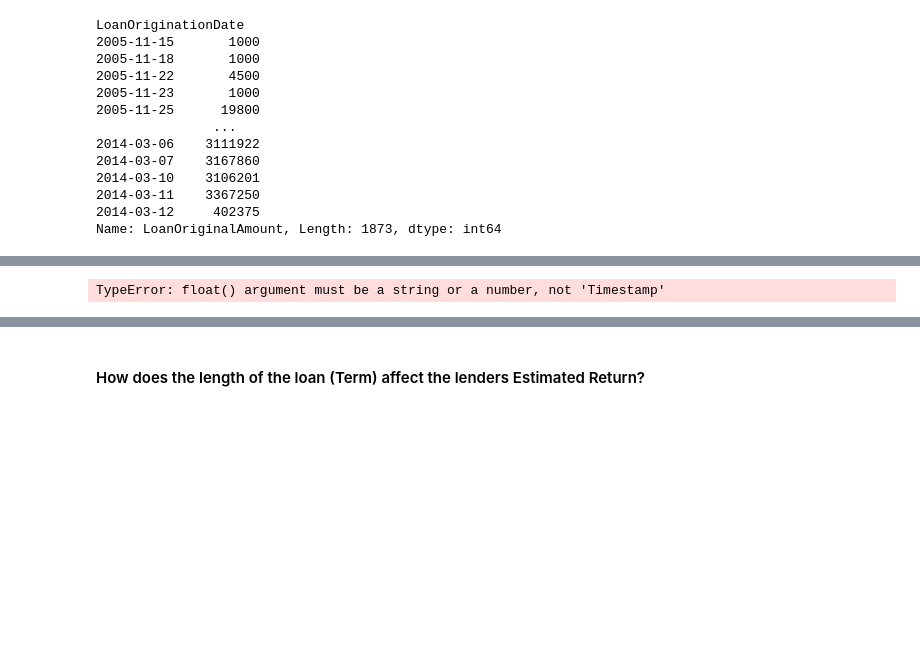
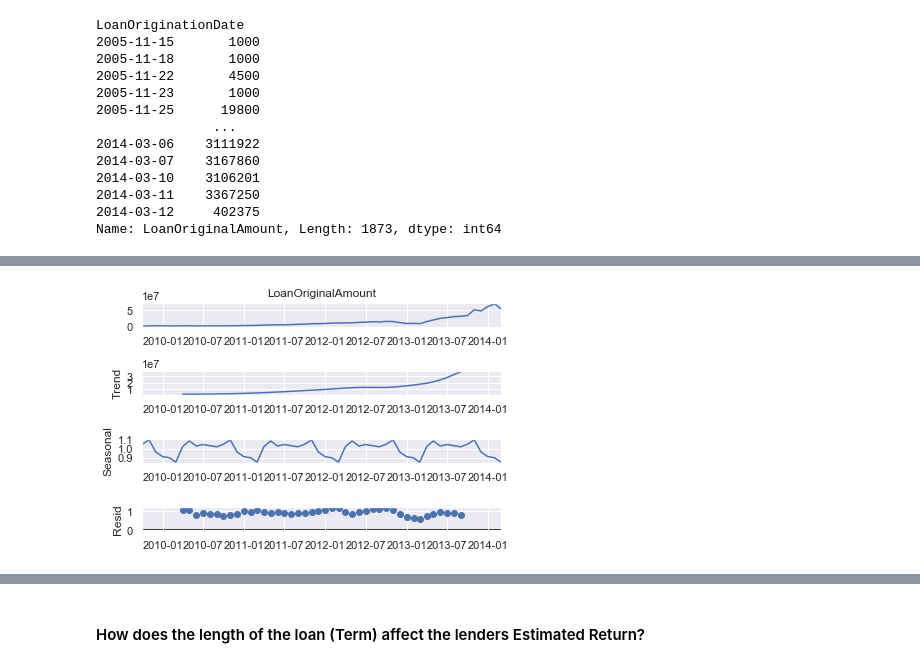
Before and after one commit to Jinning-beep/Udacity_data_analyst_projects, a Jupyter notebook: Project 5/exploratory_act.ipynb, the cells around one changed output, grey strips where cells are left out. Cells and saved outputs as stored; diff of their text form; code cells hidden in the pictures; blank space fills up the shorter version.

```diff
--- a/Project 5/exploratory_act.ipynb
+++ b/Project 5/exploratory_act.ipynb
@@ -237,8 +235,6 @@ Name: LoanOriginationDate, Length: 113937, dtype: datetime64[ns]
-# %%
-result = seasonal_decompose(sub_df, model='additive')
-print(result.trend)
-print(result.seasonal)
-print(result.resid)
-print(result.observed)
-# %% [output]
-TypeError: float() argument must be a string or a number, not 'Timestamp'
+# %%
+from statsmodels.tsa.seasonal import seasonal_decompose
+seasonal_decompose(y[-55:-1], model='multiplicative').plot()
+plt.savefig('After2010')
+# %% [output]
+[figure, added]
```
Also changed, not shown: parts of 40 cells of this notebook.
